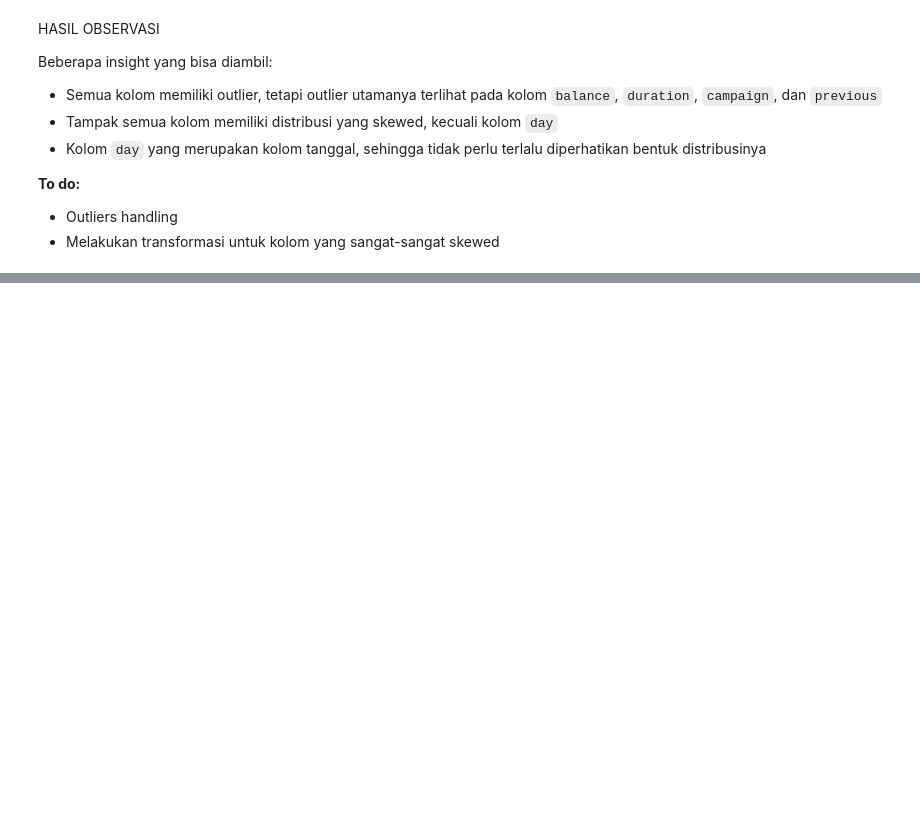
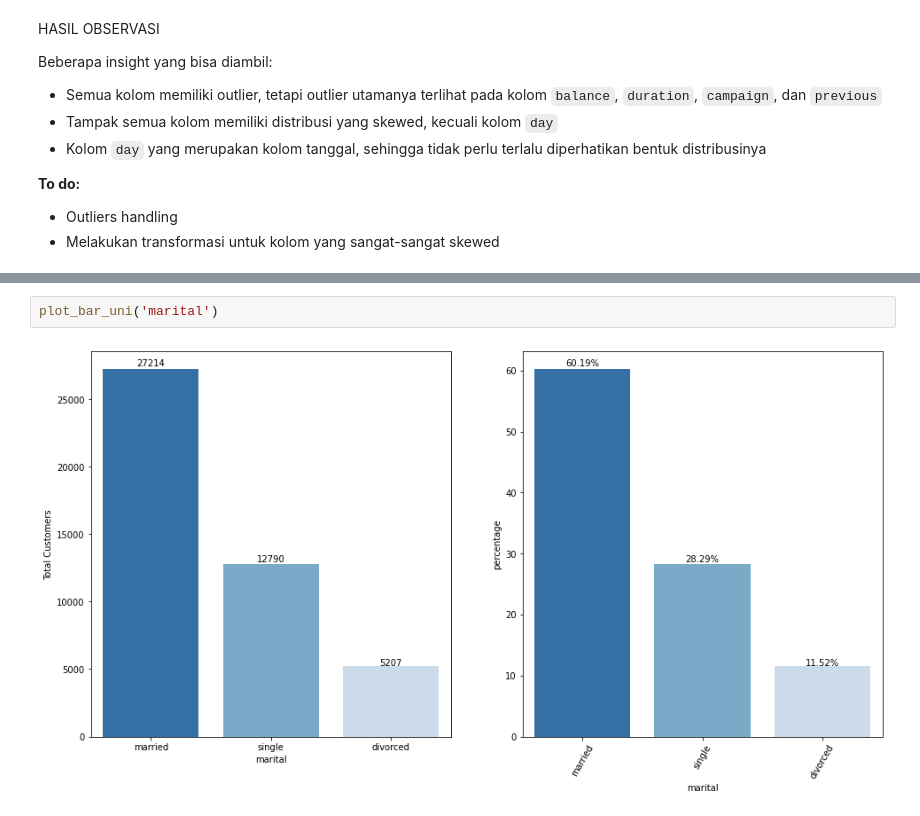
Before and after one commit to wahyunh10/Banking-Deposit-Target-Prediction, a Jupyter notebook: Banking_Deposit_Target_Prediction.ipynb, the cells around one changed output, grey strips where cells are left out. Drawn from its saved outputs; the diff is of its cells as text; blank space fills up the shorter version.

```diff
--- a/Banking_Deposit_Target_Prediction.ipynb
+++ b/Banking_Deposit_Target_Prediction.ipynb
@@ -333,0 +392,4 @@ Beberapa insight yang bisa diambil:
+# %%
+plot_bar_uni('marital')
+# %% [output]
+[figure, added]
```
Also changed, not shown: parts of 70 cells of this notebook.
